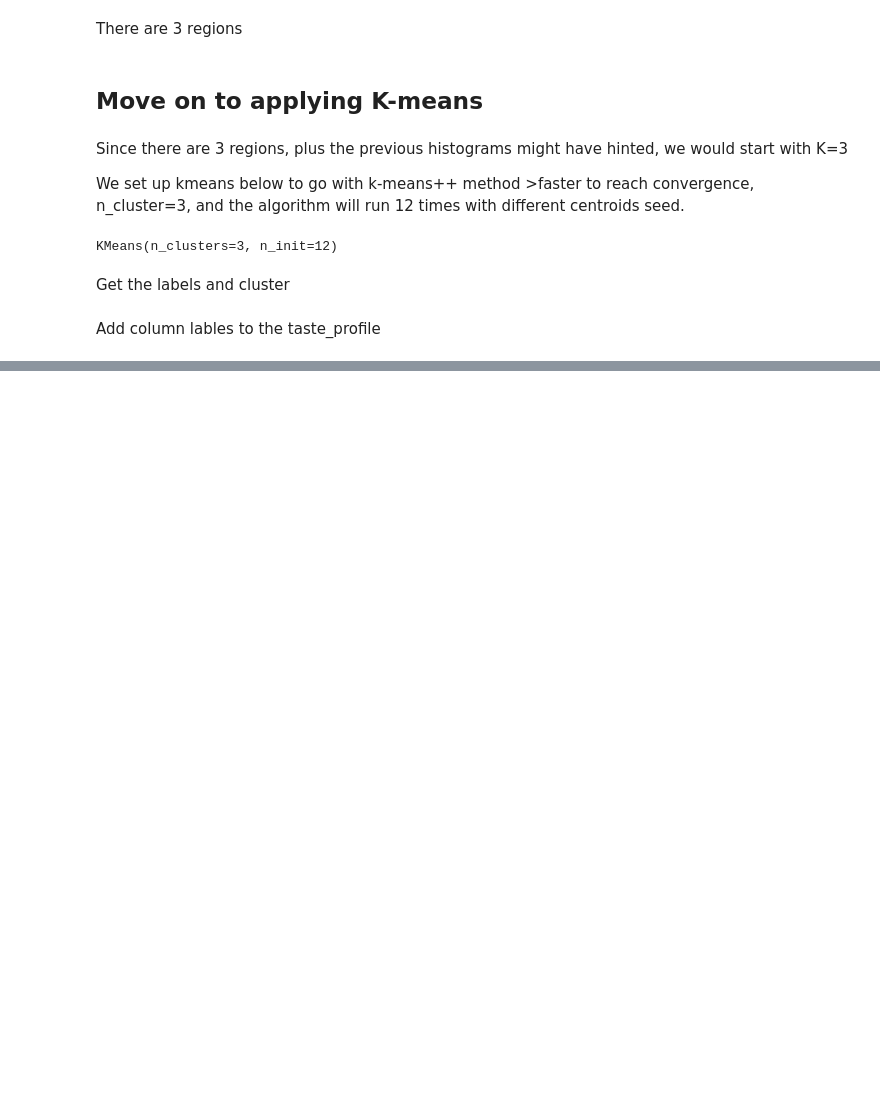
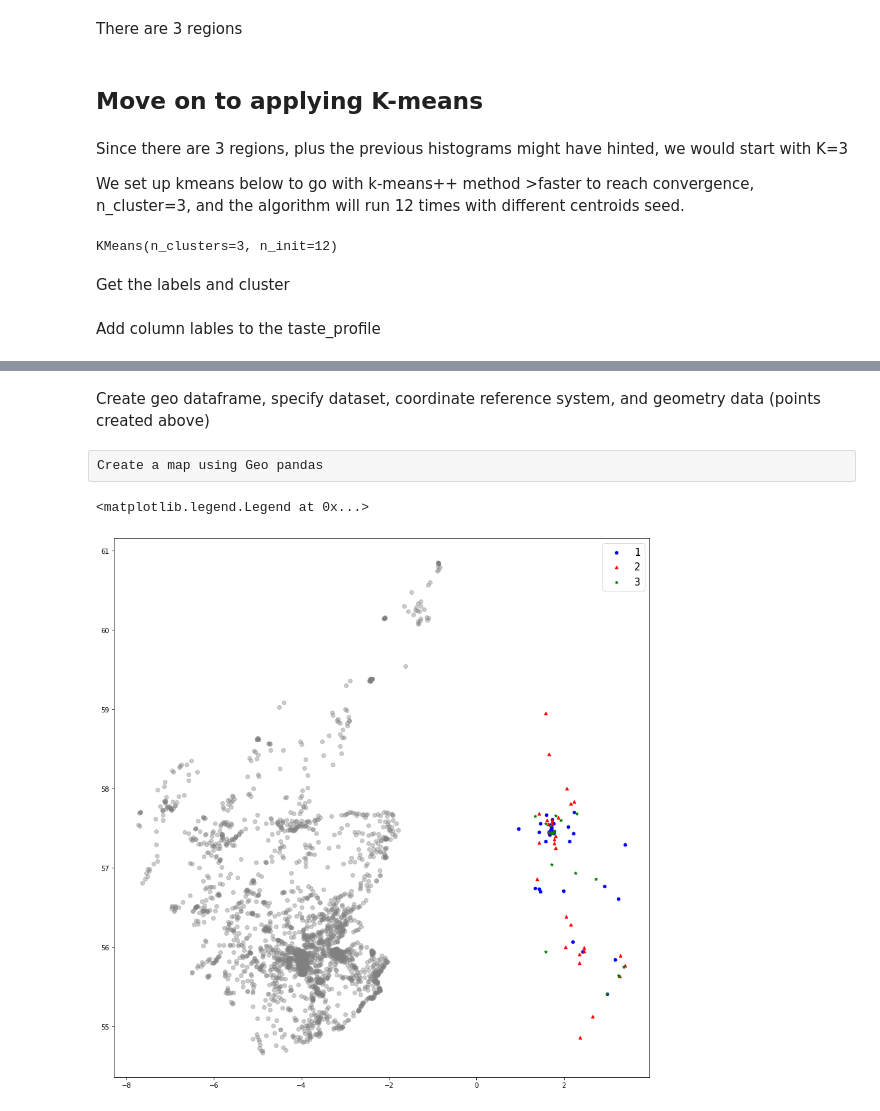
Before and after one commit to totochichi/random_analytics, a Jupyter notebook: Scotch.ipynb, the cells around one changed output, grey strips where cells are left out. Drawn from its saved outputs; the diff is of its cells as text; code cells hidden in the pictures; blank space fills up the shorter version.

```diff
--- a/Scotch.ipynb
+++ b/Scotch.ipynb
@@ -149,4 +162,4 @@ k_means_cluster_centers = k_means.cluster_centers_
 # %% [markdown]
  Add column lables to the taste_profile
 # %%
-taste_profile['cluster']=kmeans.labels_
+taste_profile['cluster']=k_means.labels_
@@ -192,0 +174,22 @@ combined_df
+# %%
+combined_df['geometry']=[Point(xy) for xy in zip (pd.to_numeric(combined_df['long'])/1.87, pd.to_numeric(combined_df['lat']))]
+# %% [markdown]
+Create geo dataframe, specify dataset, coordinate reference system, and geometry data (points created above)
+# %%
+geo_df= gpd.GeoDataFrame(combined_df,  #our dataset
+                        crs= {'init':'EPSG:4326'}, #coordinate reference system
+                        geometry=combined_df['geometry'])
+# %% [raw]
+Create a map using Geo pandas
+# %%
+scot= gpd.read_file('places.shx')
+# %%
+fig, ax=  plt.subplots(figsize =(15,15)) #Set up blank plot
+scot.plot(ax=ax, alpha=0.4, color='grey')
+geo_df[geo_df['cluster']==1].plot(ax= ax, markersize=20, color= 'blue', marker='o',label = 1) #add cluster 1
+geo_df[geo_df['cluster']==2].plot(ax= ax, markersize=20, color= 'red', marker='^',label = 2) #add cluster 2
+geo_df[geo_df['cluster']==0].plot(ax= ax, markersize=20, color= 'green', marker='*',label = 3) #add cluster 3
+plt.legend(prop={'size':15})
+# %% [output]
+<matplotlib.legend.Legend at 0x...>
+[figure, added]
```
Also changed, not shown: parts of 24 cells of this notebook.
